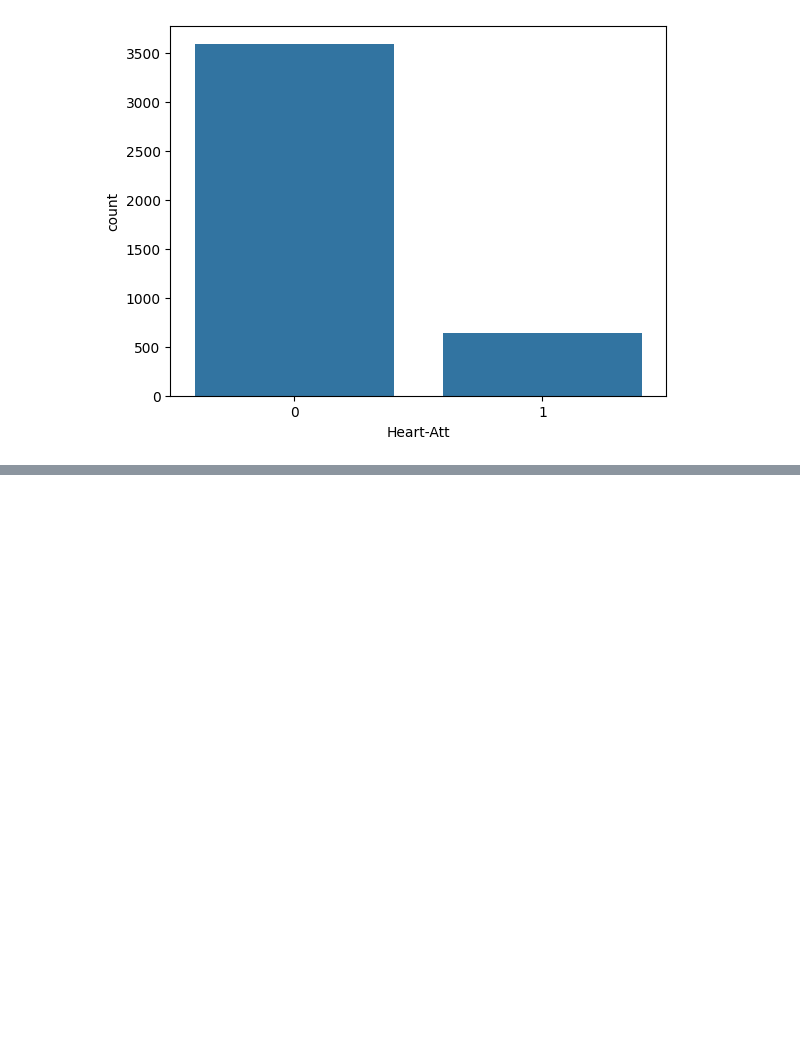
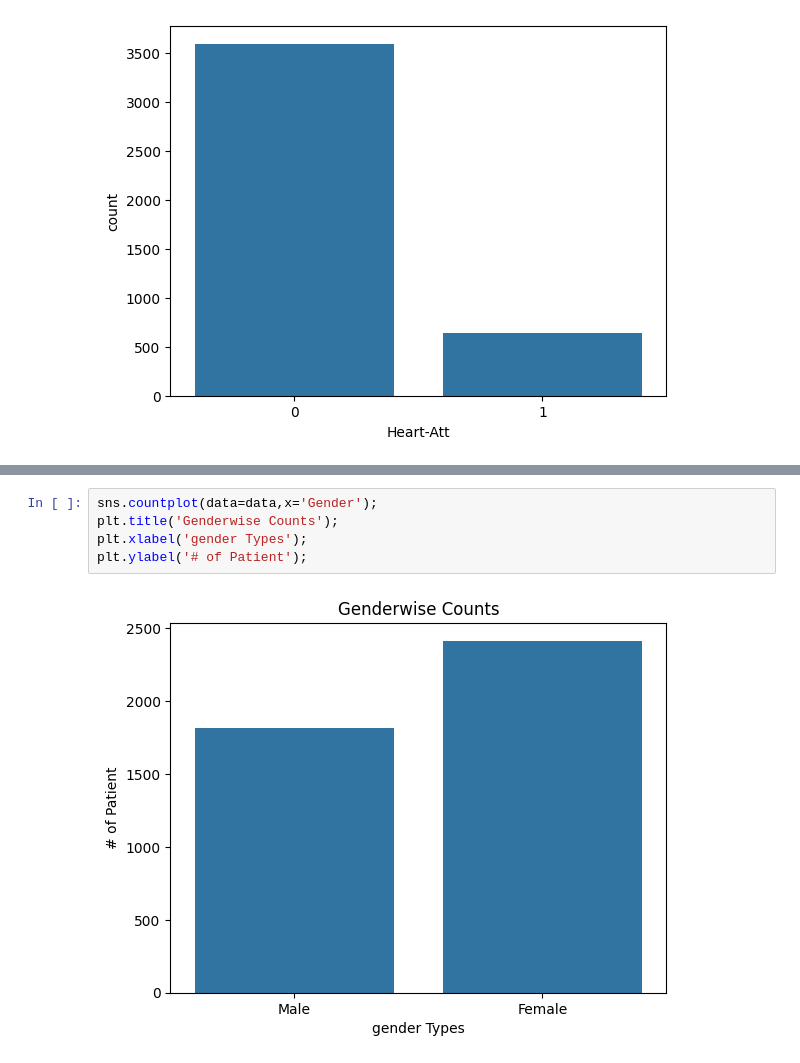
Before and after one commit to RaviSoni804426/AI-Code, a Jupyter notebook: PWIOI Class/heartpatiec.ipynb, the cells around one changed output, grey strips where cells are left out. Drawn from its saved outputs; the diff is of its cells as text; blank space fills up the shorter version.

```diff
--- a/PWIOI Class/heartpatiec.ipynb
+++ b/PWIOI Class/heartpatiec.ipynb
@@ -144,0 +174,7 @@ import collections  # For specialized container data types
+# %%
+sns.countplot(data=data,x='Gender');
+plt.title('Genderwise Counts');
+plt.xlabel('gender Types');
+plt.ylabel('# of Patient');
+# %% [output]
+[figure, added]
```
Also changed, not shown: parts of 10 cells of this notebook.
